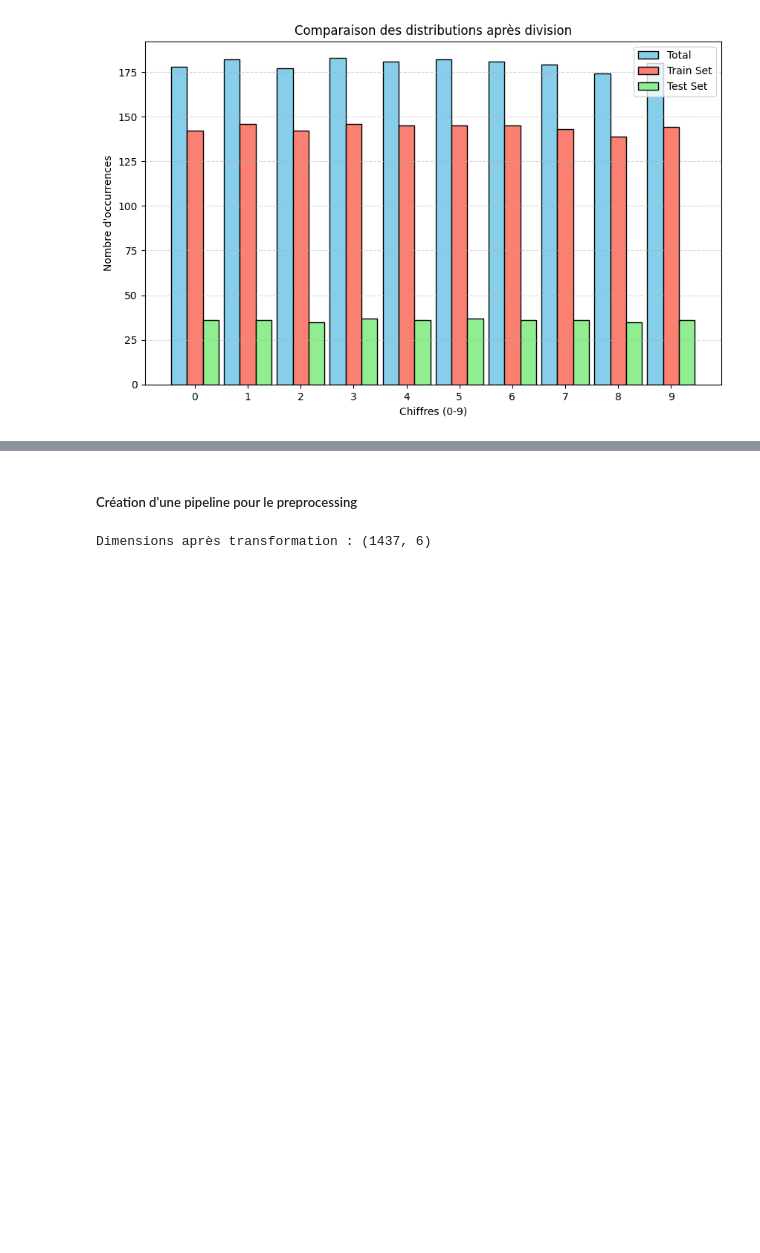
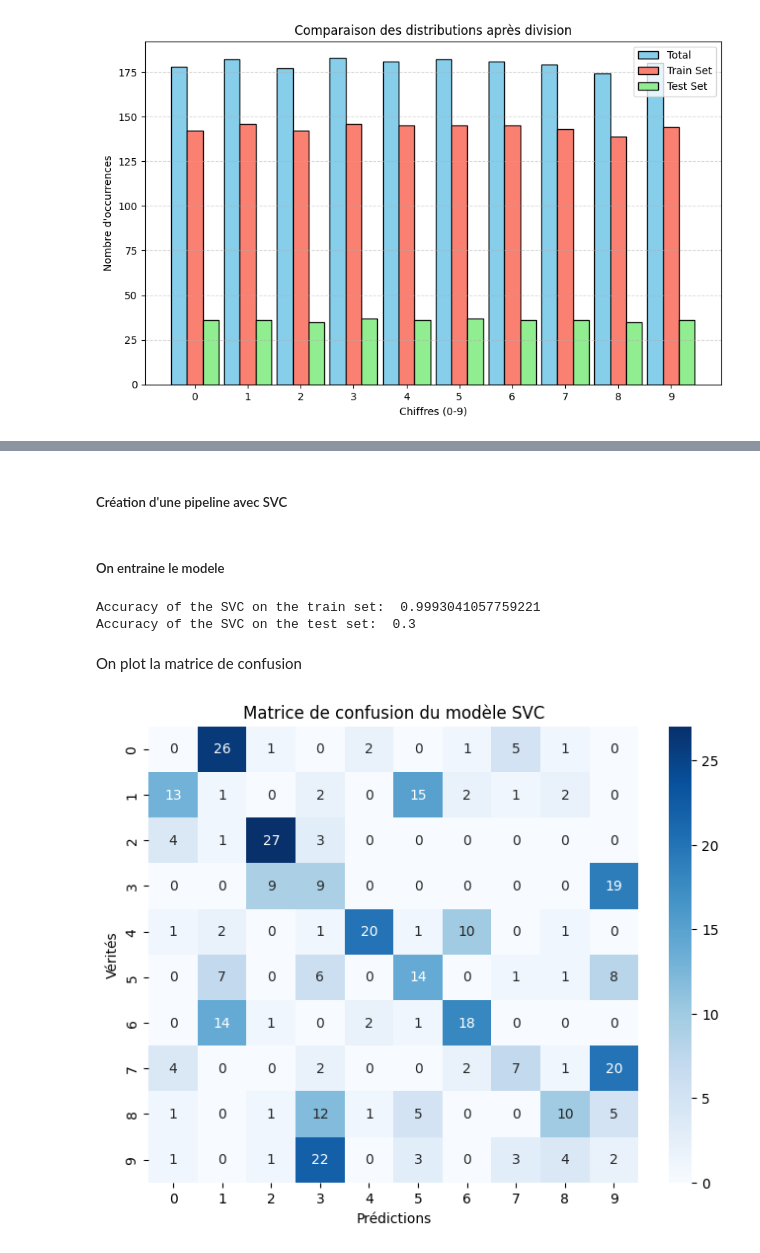
Before and after one commit to bogwee/intro_ml_2025, a Jupyter notebook: src/amine/code3.ipynb, the cells around one changed output, grey strips where cells are left out. Drawn from its saved outputs; the diff is of its cells as text; code cells hidden in the pictures; blank space fills up the shorter version.

```diff
--- a/src/amine/code3.ipynb
+++ b/src/amine/code3.ipynb
@@ -269,16 +310,41 @@ plt.savefig("../../img/comparison_division.png")
 # %% [markdown]
-##### Création d'une pipeline pour le preprocessing
+##### Création d'une pipeline avec SVC
 # %%
-from sklearn.pipeline import Pipeline
-from sklearn.preprocessing import StandardScaler
-from sklearn.preprocessing import FunctionTransformer
+from sklearn.preprocessing import MinMaxScaler, StandardScaler
+from sklearn.svm import SVC
 
-preprocessing_pipeline = Pipeline([
-    ('scaler', StandardScaler()),
-    ('features',FunctionTransformer(all_features))
-    ])
-
-X_transformed = preprocessing_pipeline.fit_transform(X_train)
-print(f"Dimensions après transformation :",X_transformed.shape)
+clf = Pipeline([
+    ('scaler', MinMaxScaler()),
+    ('features', all_features),
+    ('postscale', StandardScaler()),
+    ('svc', SVC(kernel='linear'))
+])
-# %% [output]
-Dimensions après transformation : (1437, 6)
+# %% [markdown]
+##### On entraine le modele
+# %%
+clf.fit(X_train, y_train)
+
+predict_test = clf.predict(X_test)
+predict_train = clf.predict(X_train)
+
+print("Accuracy of the SVC on the train set: ", sum(y_train==predict_train)/len(y_train))
+print("Accuracy of the SVC on the test set: ", sum(y_test==predict_test)/len(y_test))
+# %% [output]
+Accuracy of the SVC on the train set:  0.9993041057759221
+Accuracy of the SVC on the test set:  0.3
+# %% [markdown]
+On plot la matrice de confusion
+# %%
+from sklearn.metrics import confusion_matrix
+import seaborn as sns
+y_pred = clf.predict(X_test)
+cm = confusion_matrix(y_test, y_pred)
+
+plt.figure(figsize=(8, 6))
+sns.heatmap(cm, annot=True, fmt='d', cmap='Blues', xticklabels=range(10), yticklabels=range(10))
+plt.xlabel("Prédictions")
+plt.ylabel("Vérités")
+plt.title("Matrice de confusion du modèle SVC")
+plt.show()
+# %% [output]
+[figure, added]
```
Also changed, not shown: parts of 7 cells of this notebook, 3 other files.
